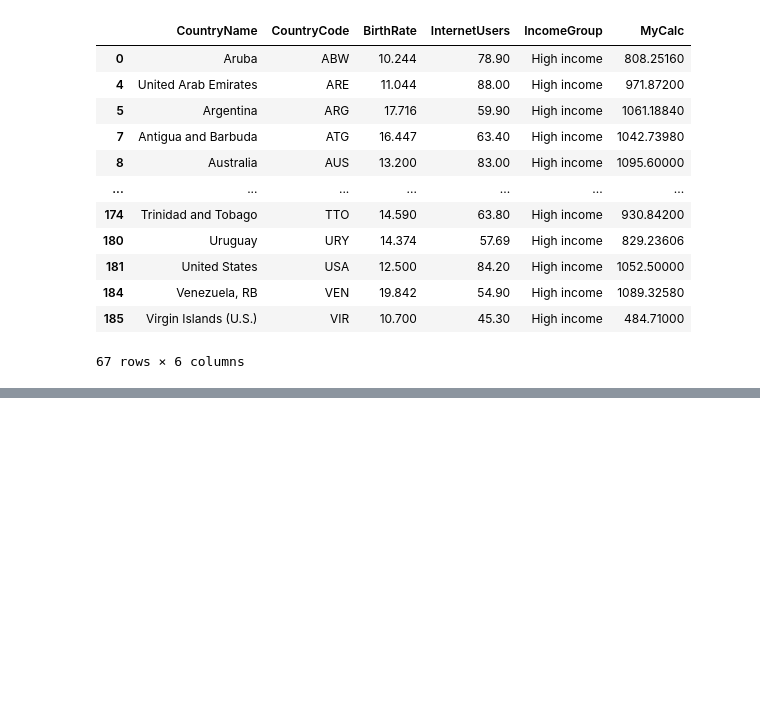
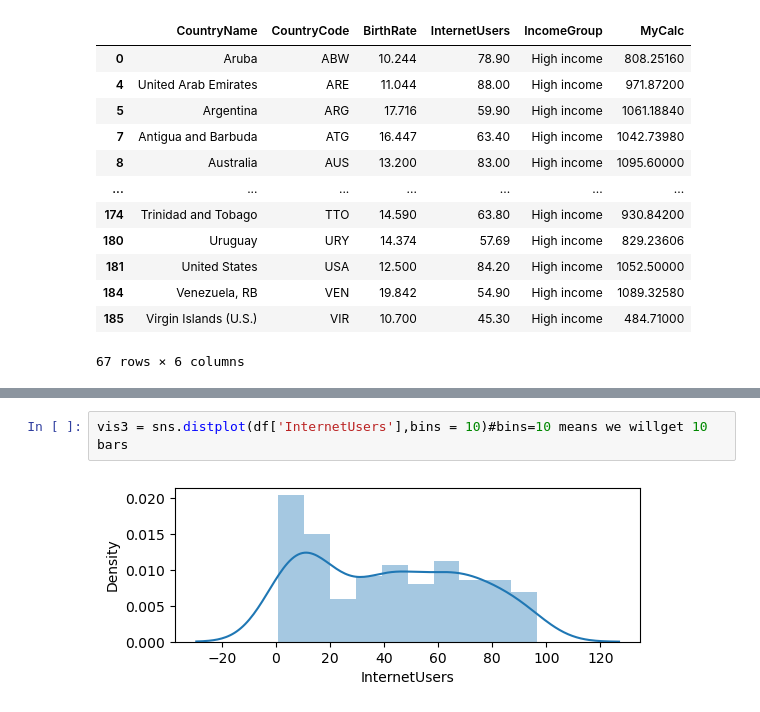
Before and after one commit to SanketParchande/AiWorkspace, a Jupyter notebook: Python/Pandas/Pandas_02.ipynb, the cells around one changed output, grey strips where cells are left out. Drawn from its saved outputs; the diff is of its cells as text; blank space fills up the shorter version.

```diff
--- a/Python/Pandas/Pandas_02.ipynb
+++ b/Python/Pandas/Pandas_02.ipynb
@@ -410,0 +437,4 @@ df[df['IncomeGroup' ] == 'High income']
+# %%
+vis3 = sns.distplot(df['InternetUsers'],bins = 10)#bins=10 means we willget 10 bars
+# %% [output]
+[figure, added]
```
Also changed, not shown: parts of 15 cells of this notebook.
